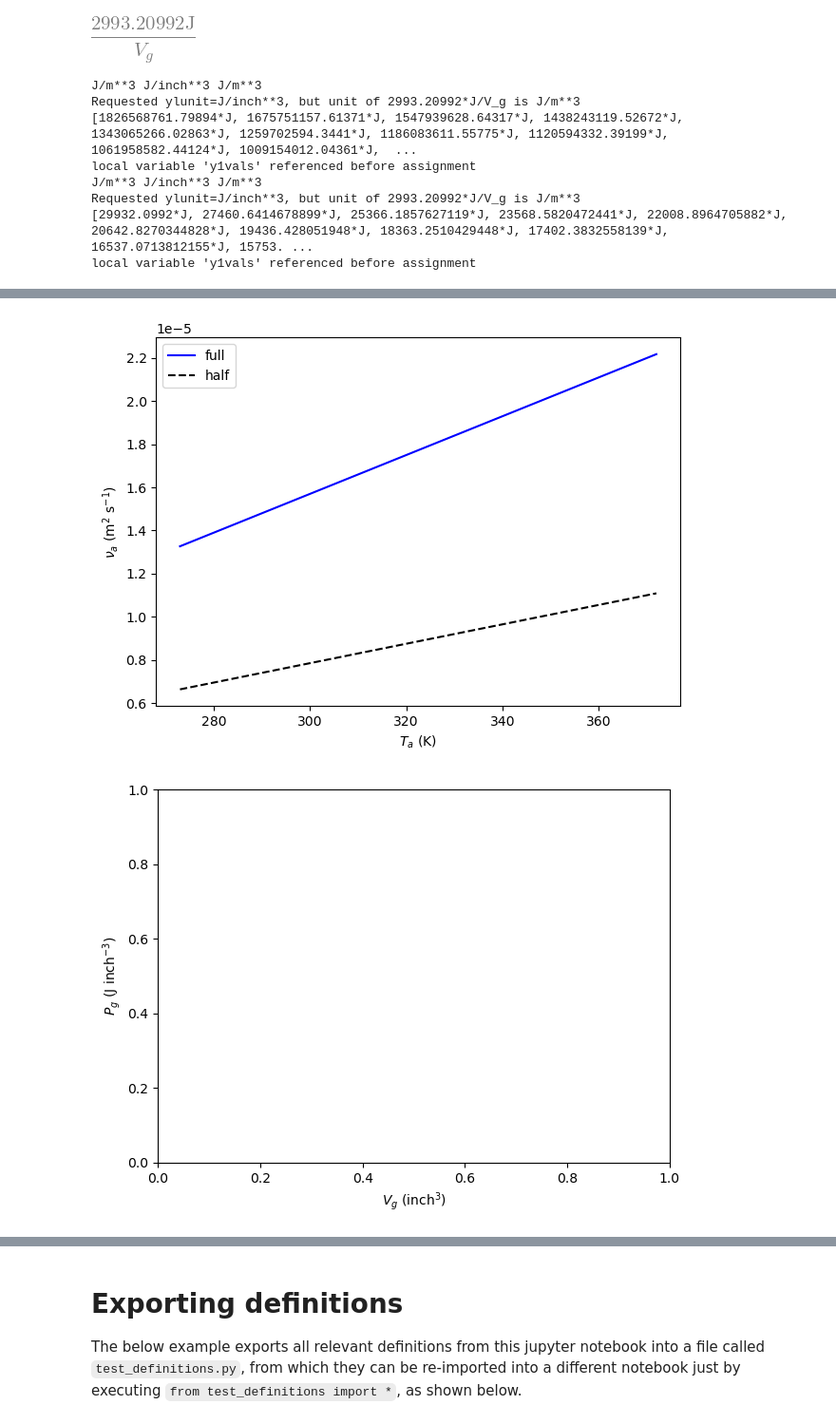
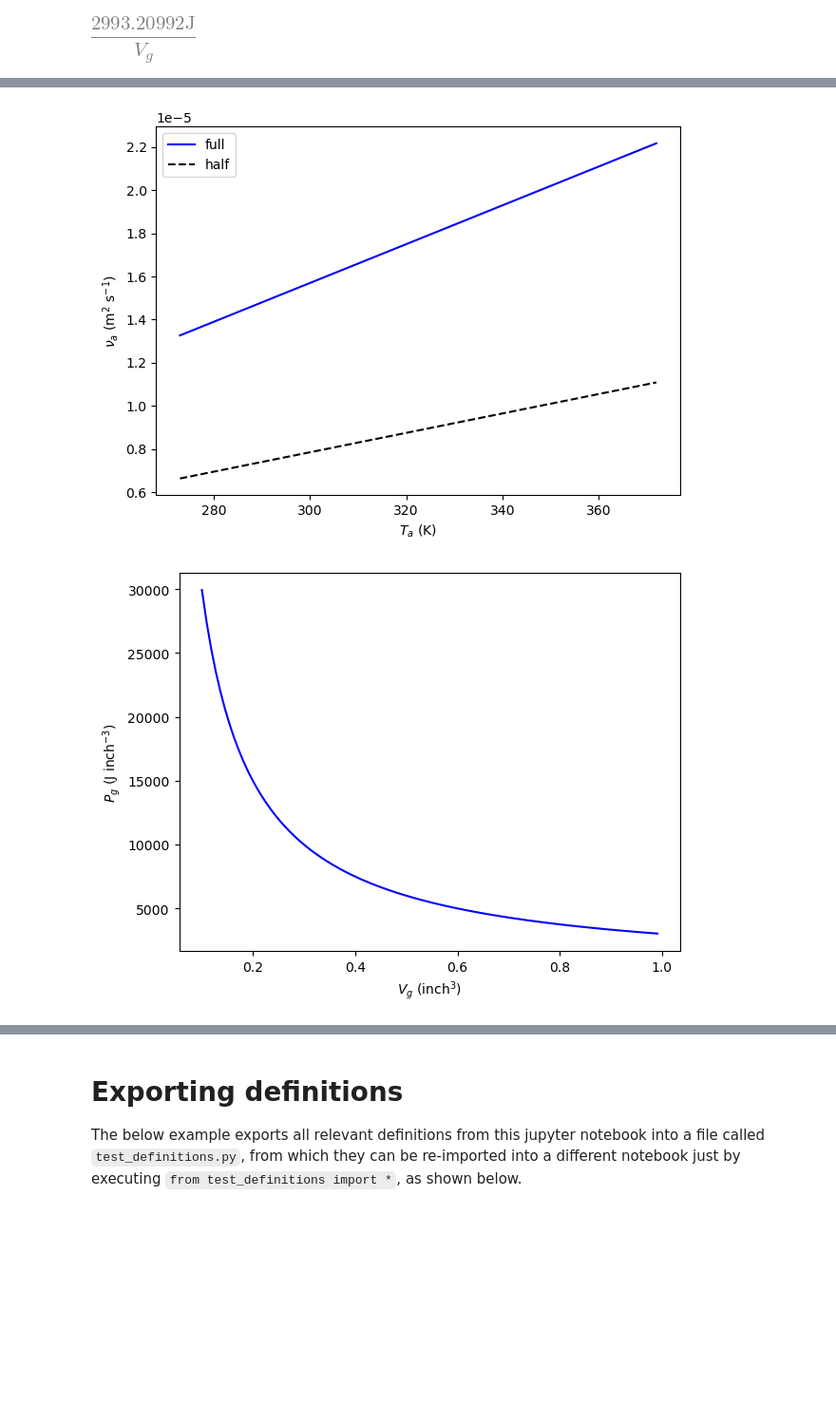
Before and after one commit to schymans/ESSM_jupyter_examples, a Jupyter notebook: api_documentation_master.ipynb, the cells around one changed output, grey strips where cells are left out. Shown at 95% size. Saved outputs shown, nothing was run; the diff lists cells and outputs as text; code cells hidden in the pictures; blank space fills up the shorter version.

Commit message:
Expand on unit conversions and plotting

```diff
--- a/api_documentation_master.ipynb
+++ b/api_documentation_master.ipynb
@@ -717,5 +964,5 @@ for (key, val) in vdict.items():
 # %%
-val = vdict[c_pa]
+val = vdict1[c_pa]
 val
 # %% [output]
 [figure]
@@ -725,0 +977,9 @@ derive_unit(val)
+# %%
+expr = eq_Cwa
+unit_expr = derive_unit(expr.rhs)
+print(derive_unit(expr.rhs))
+vdict[T_a] = 300*kelvin
+vdict[P_wa] = 0.003*bar  # Using bar instead of pascal
+display(eq_Cwa.subs(vdict1))
+print(convert_to(eq_Cwa.rhs.subs(vdict), mole/meter**3))
+print(convert_to(eq_Cwa.rhs.subs(vdict), mole/inch**3))
@@ -740,7 +1005,7 @@ J/m**3
 365313752.359788*J/m**3
 # %%
 def get_unit(expr):
-    """Return unit of expression"""
+    """Filters out units from an expression"""
     return expr.subs({x: 1 for x in expr.args if not x.has(Quantity)})
 get_unit(eq_Pg.rhs.subs(vdict))
 # %% [output]
@@ -753,7 +1018,7 @@ customunit = joule/inch**3
 print(get_unit(expr1.subs(xvar, xvals[0]*baseunit_xvar)))
 print(convert_to(expr1.subs(xvar, xvals[0]*baseunit_xvar),
                                      customunit))
-unit1 = g_unit(convert_to(expr1.subs(xvar, xvals[0]*baseunit_xvar),
+unit1 = get_unit(convert_to(expr1.subs(xvar, xvals[0]*baseunit_xvar),
                      customunit))
 print(customunit, unit1)
 unit1 == customunit
@@ -840,6 +1091,10 @@ def plot_expr2(xvar_min_max, yldata, yllabel=None, yrdata=None,
 	fig.axes[0].set_ylim(ymin=0)
 	fig.axes[0].grid()
     '''
+    def get_unit(expr):
+        """Return unit of expression"""
+        return expr.subs({x: 1 for x in expr.args if not x.has(Quantity)})
+
     (xvar, xmin, xmax) = xvar_min_max
     if not colors:
         if yrdata is not None:
@@ -936,9 +1191,8 @@ def plot_expr2(xvar_min_max, yldata, yllabel=None, yrdata=None,
                 customunit = ylunit
                 baseunit_xvar = derive_unit(xvar)
                 # Test if units are consistent
-                unit1 = derive_unit(convert_to(expr1.subs(xvar, xvals[0]*baseunit_xvar),
+                unit1 = get_unit(convert_to(expr1.subs(xvar, xvals[0]*baseunit_xvar),
                                      customunit))
-                print(baseunit, customunit, unit1
                 if unit1 == customunit:
                     y1vals = [convert_to(expr1.subs(xvar, dummy*baseunit_xvar),
                                      customunit).args[0].n() for dummy in xvals]
@@ -1044,11 +1298,3 @@ expr = eq_Pg.subs(vdict)
 plot_expr2((V_g, 0.1, 1), expr, xunit=inch**3, ylunit= joule/inch**3)
 plot_expr2((V_g, 0.1, 1), expr, ylunit= joule/inch**3)
 # %% [output]
-J/m**3 J/inch**3 J/m**3
-Requested ylunit=J/inch**3, but unit of 2993.20992*J/V_g is J/m**3
-[1826568761.79894*J, 1675751157.61371*J, 1547939628.64317*J, 1438243119.52672*J, 1343065266.02863*J, 1259702594.3441*J, 1186083611.55775*J, 1120594332.39199*J, 1061958582.44124*J, 1009154012.04361*J,  ...
-local variable 'y1vals' referenced before assignment
-J/m**3 J/inch**3 J/m**3
-Requested ylunit=J/inch**3, but unit of 2993.20992*J/V_g is J/m**3
-[29932.0992*J, 27460.6414678899*J, 25366.1857627119*J, 23568.5820472441*J, 22008.8964705882*J, 20642.8270344828*J, 19436.428051948*J, 18363.2510429448*J, 17402.3832558139*J, 16537.0713812155*J, 15753. ...
-local variable 'y1vals' referenced before assignment
@@ -1056,7 +1302,7 @@ local variable 'y1vals' referenced before assignment
 [figure]
 [figure]
 [figure]
 [figure]
 [figure]
 [figure]
-[figure, old version]
+[figure, new version]
```
Also changed, not shown: parts of 31 cells of this notebook.
